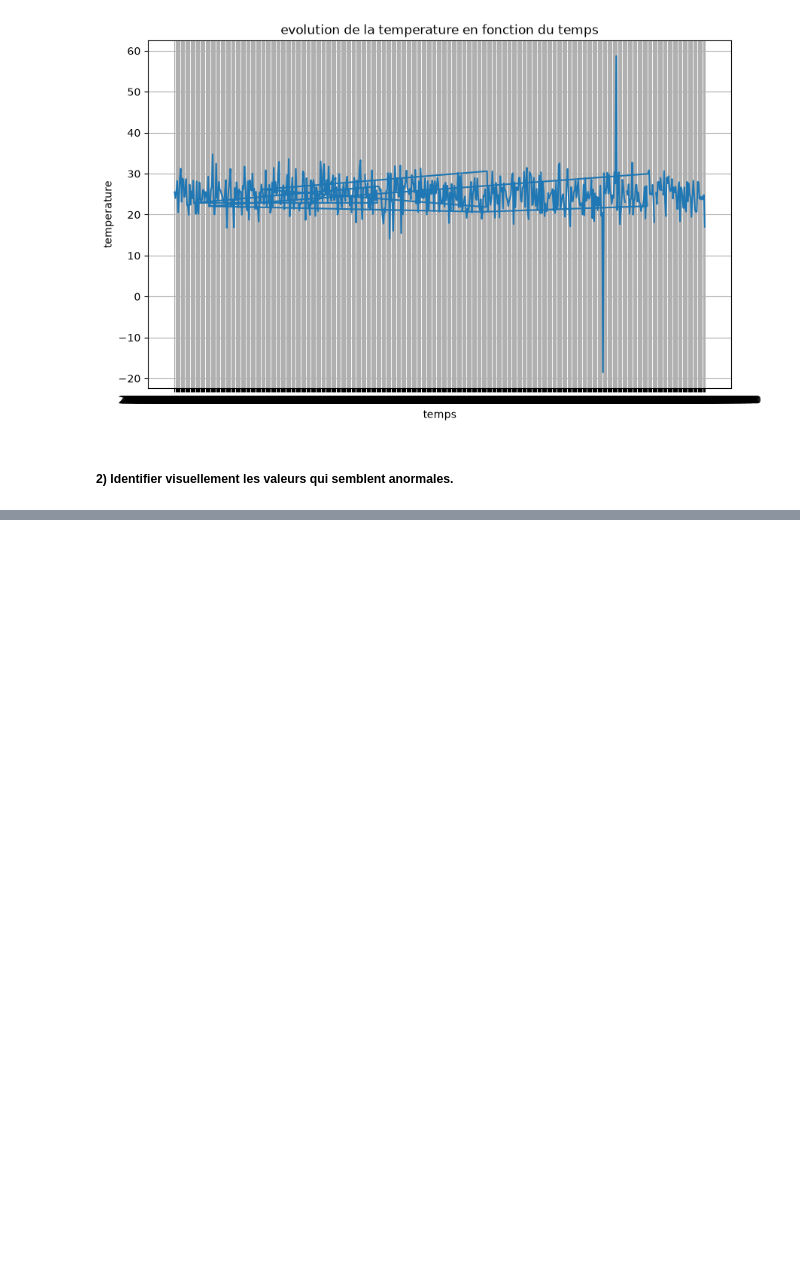
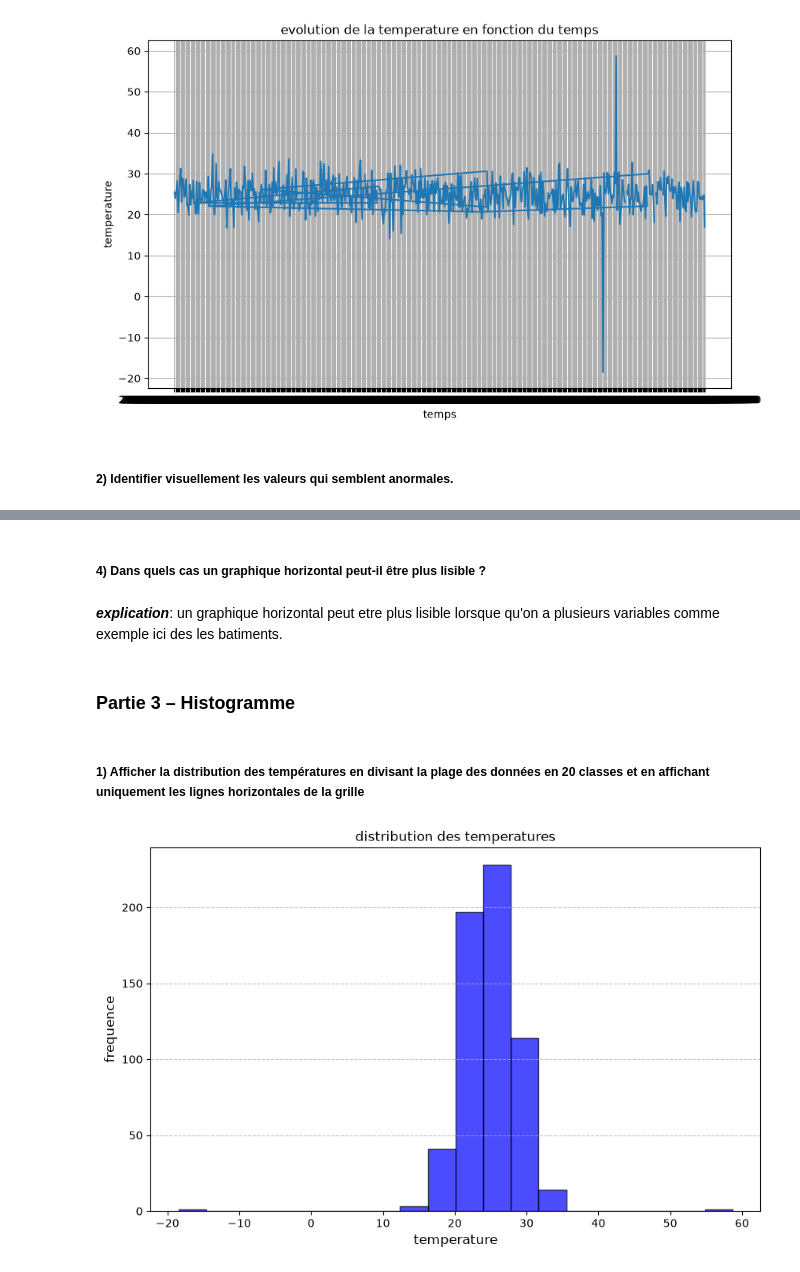
Before and after one commit to NdiayeAmanatou/atelier_matplotlib, a Jupyter notebook: atelier_matplotlib_iot/notebooks/atelier_matplotlib_iot.ipynb, the cells around one changed output, grey strips where cells are left out. Saved outputs shown, nothing was run; the diff lists cells and outputs as text; code cells hidden in the pictures; blank space fills up the shorter version.

```diff
--- a/atelier_matplotlib_iot/notebooks/atelier_matplotlib_iot.ipynb
+++ b/atelier_matplotlib_iot/notebooks/atelier_matplotlib_iot.ipynb
@@ -43,0 +95,19 @@ plt.show()
+# %% [markdown]
+##### 4) Dans quels cas un graphique horizontal peut-il être plus lisible ?
+# %% [markdown]
+***explication***: un graphique horizontal peut etre plus lisible lorsque qu'on a plusieurs variables comme exemple ici des les batiments.
+# %% [markdown]
+### Partie 3 – Histogramme
+# %% [markdown]
+##### 1) Afficher la distribution des températures en divisant la plage des données en 20 classes et en affichant uniquement les lignes horizontales de la grille
+# %%
+plt.figure(figsize=(10 , 6))
+
+plt.hist(df['temperature'], bins=20, color='b', edgecolor ='black', alpha =0.7)
+plt.title('distribution des temperatures' , fontsize=12)
+plt.xlabel('temperature', fontsize=12)
+plt.ylabel('frequence', fontsize=12)
+plt.grid(axis='y', linestyle='--', alpha=0.7)
+plt.show()
+# %% [output]
+[figure, added]
```
Also changed, not shown: parts of 8 cells of this notebook.
